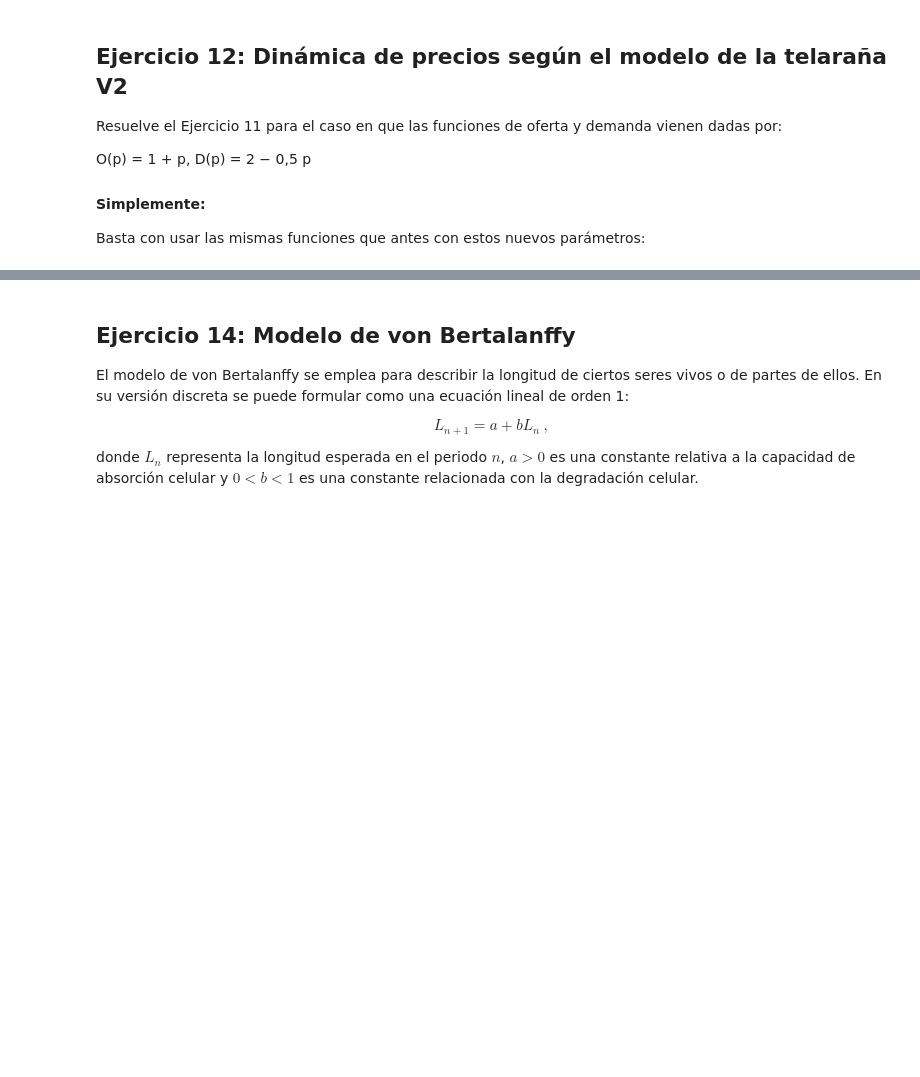
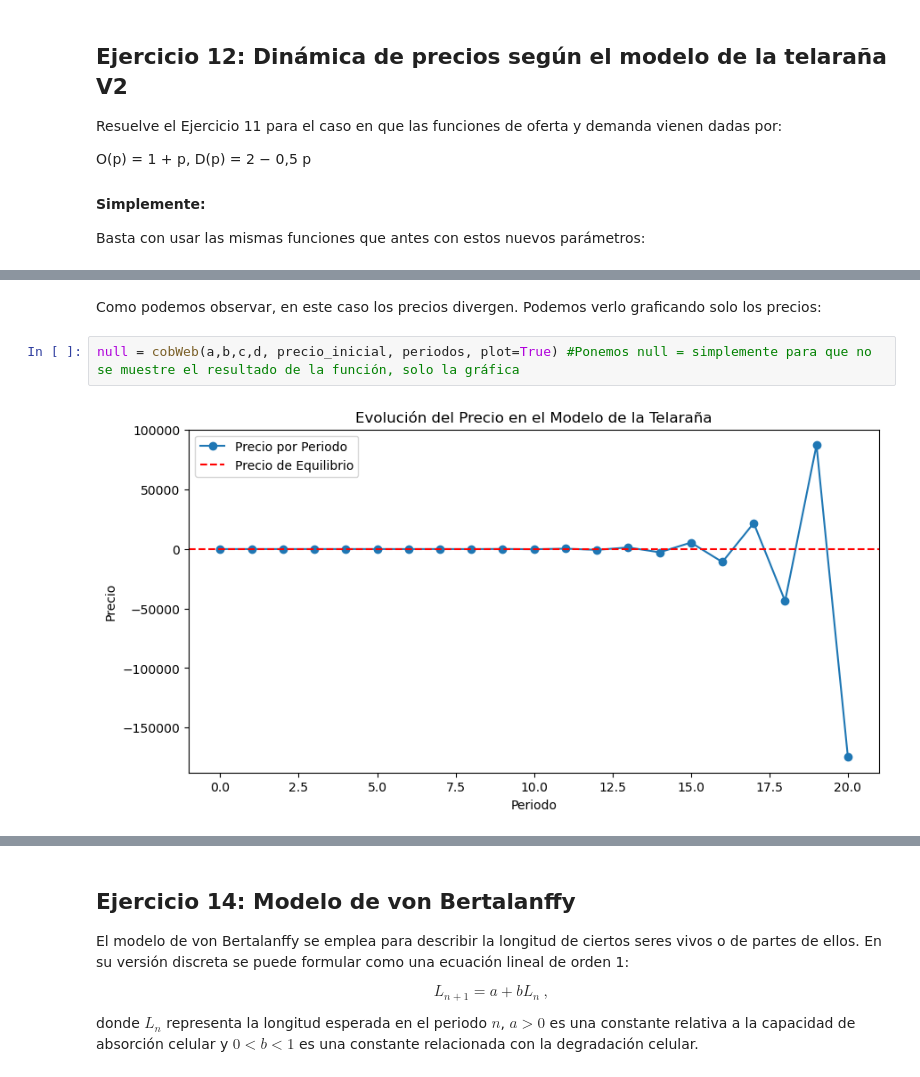
Before and after one commit to roberlks/ModelosMatematicos, a Jupyter notebook: MenuModelos.ipynb, the cells around one changed output, grey strips where cells are left out. Saved outputs shown, nothing was run; the diff lists cells and outputs as text; blank space fills up the shorter version.

```diff
--- a/MenuModelos.ipynb
+++ b/MenuModelos.ipynb
@@ -628,0 +640,6 @@ periodos = 20  # Número de periodos a simular
+# %% [markdown]
+Como podemos observar, en este caso los precios divergen. Podemos verlo graficando solo los precios:
+# %%
+null = cobWeb(a,b,c,d, precio_inicial, periodos, plot=True) #Ponemos null = simplemente para que no se muestre el resultado de la función, solo la gráfica
+# %% [output]
+[figure, added]
```
Also changed, not shown: parts of 9 cells of this notebook.
